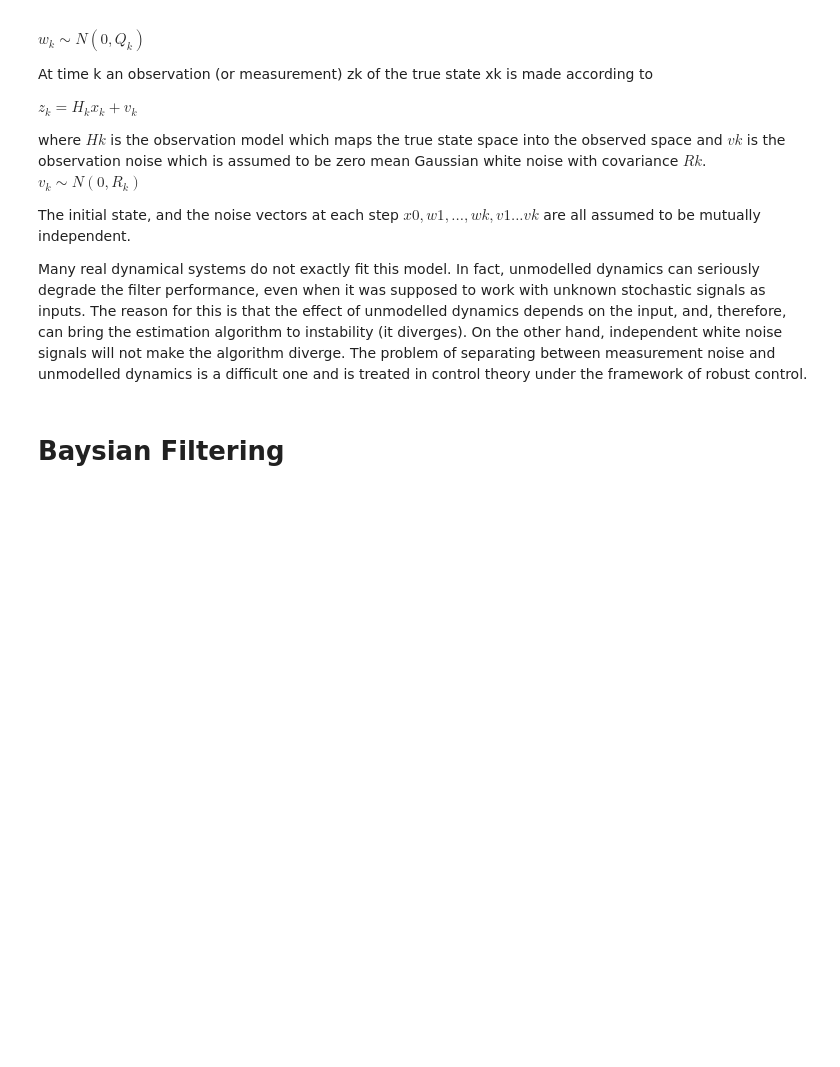
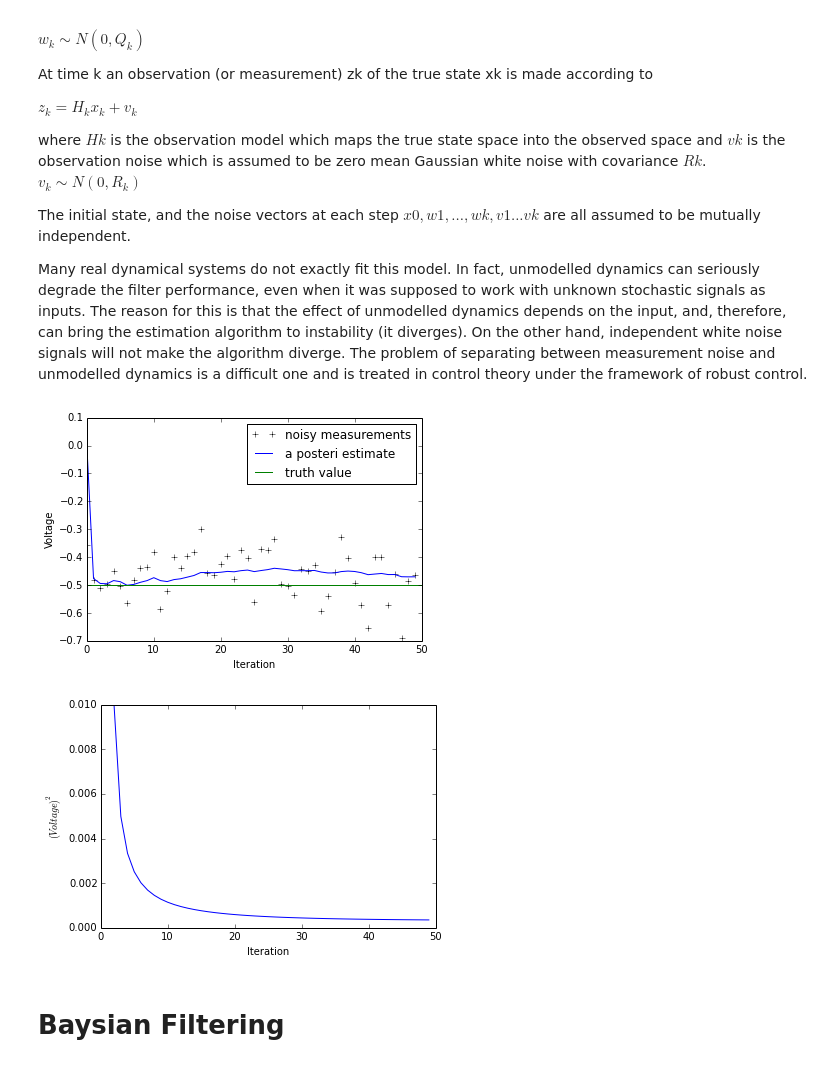
Before and after one commit to AM207/Site, a Jupyter notebook: am207/content/notebooks/Lecture18_HMM.ipynb, the cells around one changed output. Cells and saved outputs as stored; diff of their text form; code cells hidden in the pictures; blank space fills up the shorter version.

```diff
--- a/am207/content/notebooks/Lecture18_HMM.ipynb
+++ b/am207/content/notebooks/Lecture18_HMM.ipynb
@@ -383,6 +389,8 @@ Many real dynamical systems do not exactly fit this model. In fact, unmodelled d
 
 import numpy
 import pylab
+n_iter=50
+
 # intial parameters
 sz=50
 x = -.5 # truth value
@@ -401,33 +409,36 @@ R = 0.1**2 # estimate of measurement variance, change to see effect
 
 # intial guesses
 xhat[0] = 0.0
 P[0] = 1.0
 
 for k in range(1,sz):
     # time update
     xhatminus[k] = xhat[k-1]
     Pminus[k] = P[k-1]+Q
 
     # measurement update
     K[k] = Pminus[k]/( Pminus[k]+R )
     xhat[k] = xhatminus[k]+K[k]*(z[k]-xhatminus[k])
     P[k] = (1-K[k])*Pminus[k]
 
 pylab.figure()
 pylab.plot(z,'k+',label='noisy measurements')
 pylab.plot(xhat,'b-',label='a posteri estimate')
 pylab.axhline(x,color='g',label='truth value')
 pylab.legend()
 pylab.xlabel('Iteration')
 pylab.ylabel('Voltage')
 
 pylab.figure()
 valid_iter = range(1,n_iter) # Pminus not valid at step 0
 pylab.plot(valid_iter,Pminus[valid_iter],label='a priori error estimate')
 pylab.xlabel('Iteration')
 pylab.ylabel('$(Voltage)^2$')
 pylab.setp(pylab.gca(),'ylim',[0,.01])
 pylab.show()
+# %% [output]
+[figure, added]
+[figure, added]
 # %% [markdown]
 # Baysian Filtering
 # %% [markdown]
```
Also changed, not shown: parts of 5 cells of this notebook, 5 other files.
